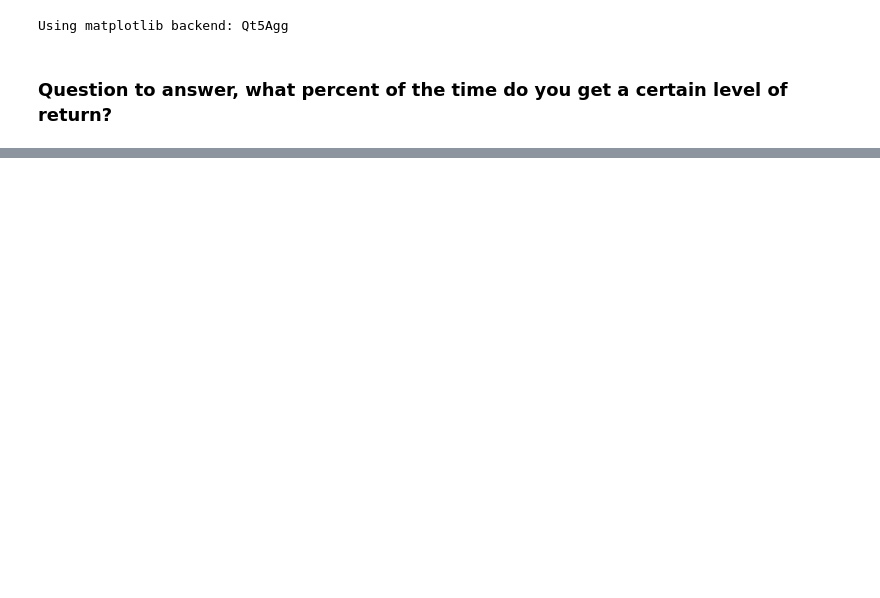
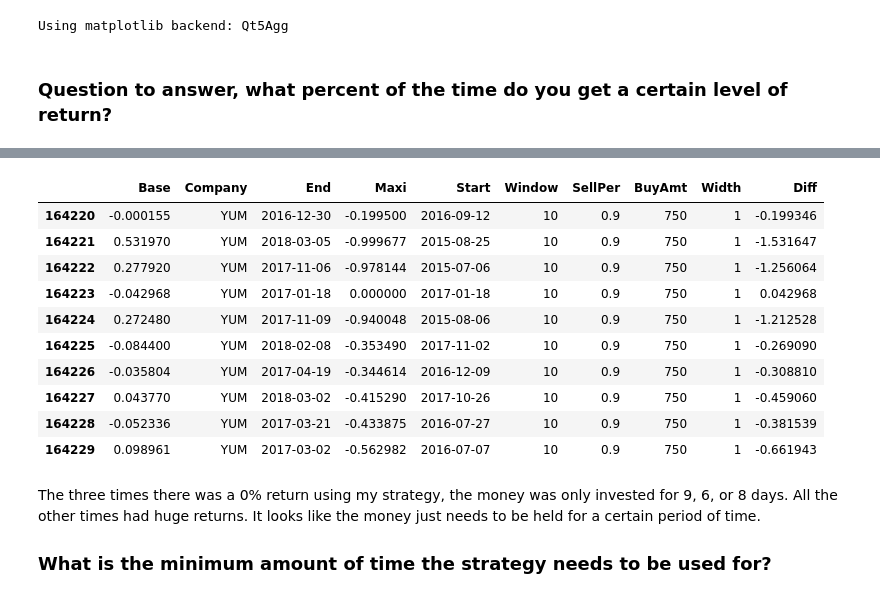
Before and after one commit to johnkmaxi/johnkmaxi.github.io, a Jupyter notebook: notebooks/Bollinger-Simulation-Optimization.ipynb, the cells around one changed output, grey strips where cells are left out. Saved outputs shown, nothing was run; the diff lists cells and outputs as text; code cells hidden in the pictures; blank space fills up the shorter version.

```diff
--- a/notebooks/Bollinger-Simulation-Optimization.ipynb
+++ b/notebooks/Bollinger-Simulation-Optimization.ipynb
@@ -318,3 +320,5 @@ paramSim[(paramSim['Width']==1)&(paramSim['SellPer']==0.9)&(paramSim['BuyAmt']==
 Using matplotlib backend: Qt5Agg
 # %% [markdown]
 ### Question to answer, what percent of the time do you get a certain level of return?
+# %%
+paramSim['Diff'] = paramSim['Maxi'] - paramSim['Base']
@@ -320,0 +407,2 @@ Using matplotlib backend: Qt5Agg
+# %%
+best_strategy = paramSim[(paramSim['Width']==1)&(paramSim['SellPer']==0.9)&(paramSim['BuyAmt']==750)&(paramSim['Window']==10)]
@@ -320,0 +434,18 @@ Using matplotlib backend: Qt5Agg
+# %%
+best_strategy[best_strategy['Company']=='YUM']
+# %% [output]
+|  | Base | Company | End | Maxi | Start | Window | SellPer | BuyAmt | Width | Diff |
+| 164220 | -0.000155 | YUM | 2016-12-30 | -0.199500 | 2016-09-12 | 10 | 0.9 | 750 | 1 | -0.199346 |
+| 164221 | 0.531970 | YUM | 2018-03-05 | -0.999677 | 2015-08-25 | 10 | 0.9 | 750 | 1 | -1.531647 |
+| 164222 | 0.277920 | YUM | 2017-11-06 | -0.978144 | 2015-07-06 | 10 | 0.9 | 750 | 1 | -1.256064 |
+| 164223 | -0.042968 | YUM | 2017-01-18 | 0.000000 | 2017-01-18 | 10 | 0.9 | 750 | 1 | 0.042968 |
+| 164224 | 0.272480 | YUM | 2017-11-09 | -0.940048 | 2015-08-06 | 10 | 0.9 | 750 | 1 | -1.212528 |
+| 164225 | -0.084400 | YUM | 2018-02-08 | -0.353490 | 2017-11-02 | 10 | 0.9 | 750 | 1 | -0.269090 |
+| 164226 | -0.035804 | YUM | 2017-04-19 | -0.344614 | 2016-12-09 | 10 | 0.9 | 750 | 1 | -0.308810 |
+| 164227 | 0.043770 | YUM | 2018-03-02 | -0.415290 | 2017-10-26 | 10 | 0.9 | 750 | 1 | -0.459060 |
+| 164228 | -0.052336 | YUM | 2017-03-21 | -0.433875 | 2016-07-27 | 10 | 0.9 | 750 | 1 | -0.381539 |
+| 164229 | 0.098961 | YUM | 2017-03-02 | -0.562982 | 2016-07-07 | 10 | 0.9 | 750 | 1 | -0.661943 |
+# %% [markdown]
+The three times there was a 0% return using my strategy, the money was only invested for 9, 6, or 8 days. All the other times had huge returns. It looks like the money just needs to be held for a certain period of time.
+
+### What is the minimum amount of time the strategy needs to be used for?
```
Also changed, not shown: parts of 29 cells of this notebook, 2 other files.
